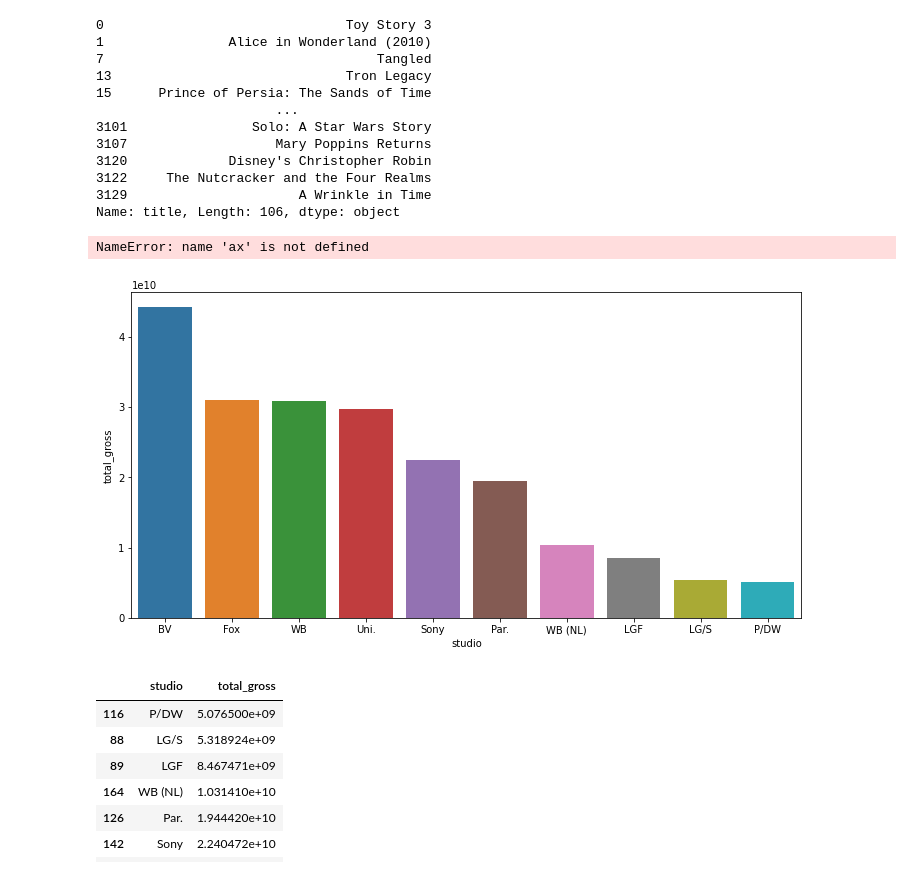
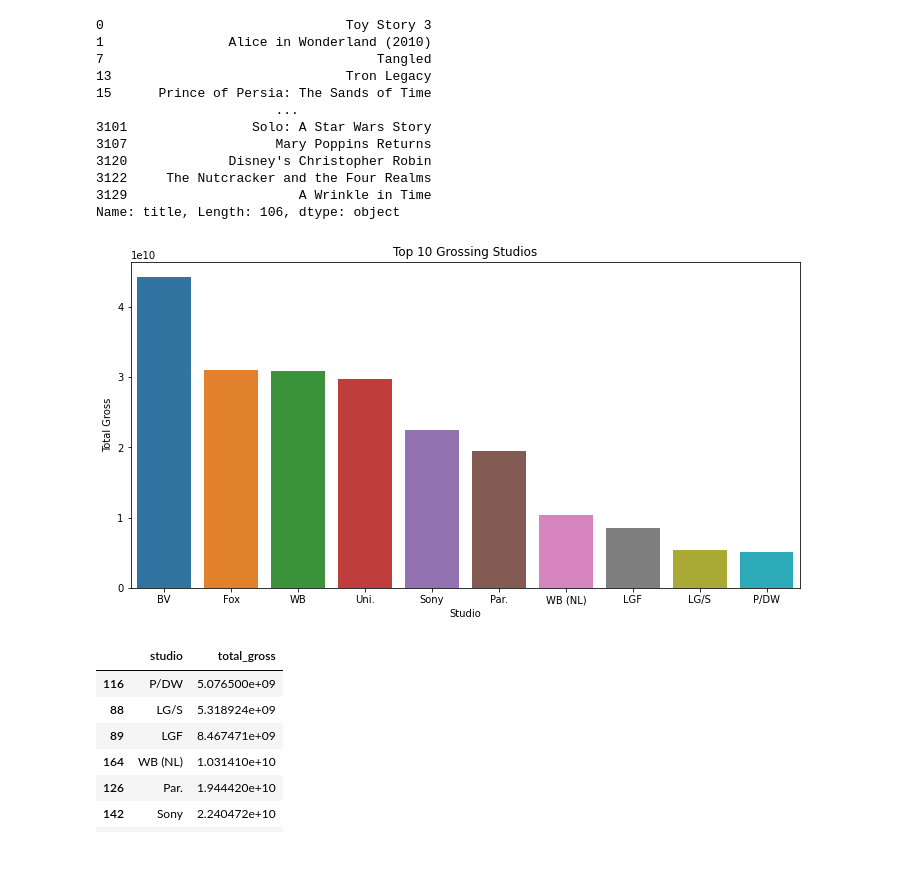
Before and after one commit to Bijal05/phase2_project, a Jupyter notebook: microsoft_movie_analysis.ipynb, the cells around one changed output. Cells and saved outputs as stored; diff of their text form; code cells hidden in the pictures.

```diff
--- a/microsoft_movie_analysis.ipynb
+++ b/microsoft_movie_analysis.ipynb
@@ -331,24 +286,20 @@ Name: title, Length: 106, dtype: object
 # %%
 df1['total_gross'] = df1['domestic_gross'] + df1['foreign_gross']
 cleaned_df1 = df1.dropna()
 grouped_df1=cleaned_df1.groupby('studio')['total_gross'].sum().reset_index().sort_values(by='total_gross', ascending=False)
 top10_std = grouped_df1.nlargest(10, 'total_gross')
 plt.figure(figsize=(12, 6))
 sns.barplot(x='studio', y='total_gross', data=top10_std)
 tick_positions = range(len(top10_std))
 tick_labels = ['${:.2f}B'.format(val / 1e9) for val in top10_std['total_gross']]
 
-ax.set_yticks(tick_positions)
-ax.set_yticklabels(tick_labels)
-
 #plt.legend(bbox_to_anchor=(1.05,1),loc=2)
 plt.title('Top 10 Grossing Studios')
 plt.xlabel('Studio')
 plt.ylabel('Total Gross')
 plt.show()
 # %% [output]
-NameError: name 'ax' is not defined
-[figure, old version]
+[figure, new version]
 # %%
 top10_std.sort_values(by='total_gross')
 # %% [output]
```
Also changed, not shown: parts of 49 cells of this notebook, 10 other files.
